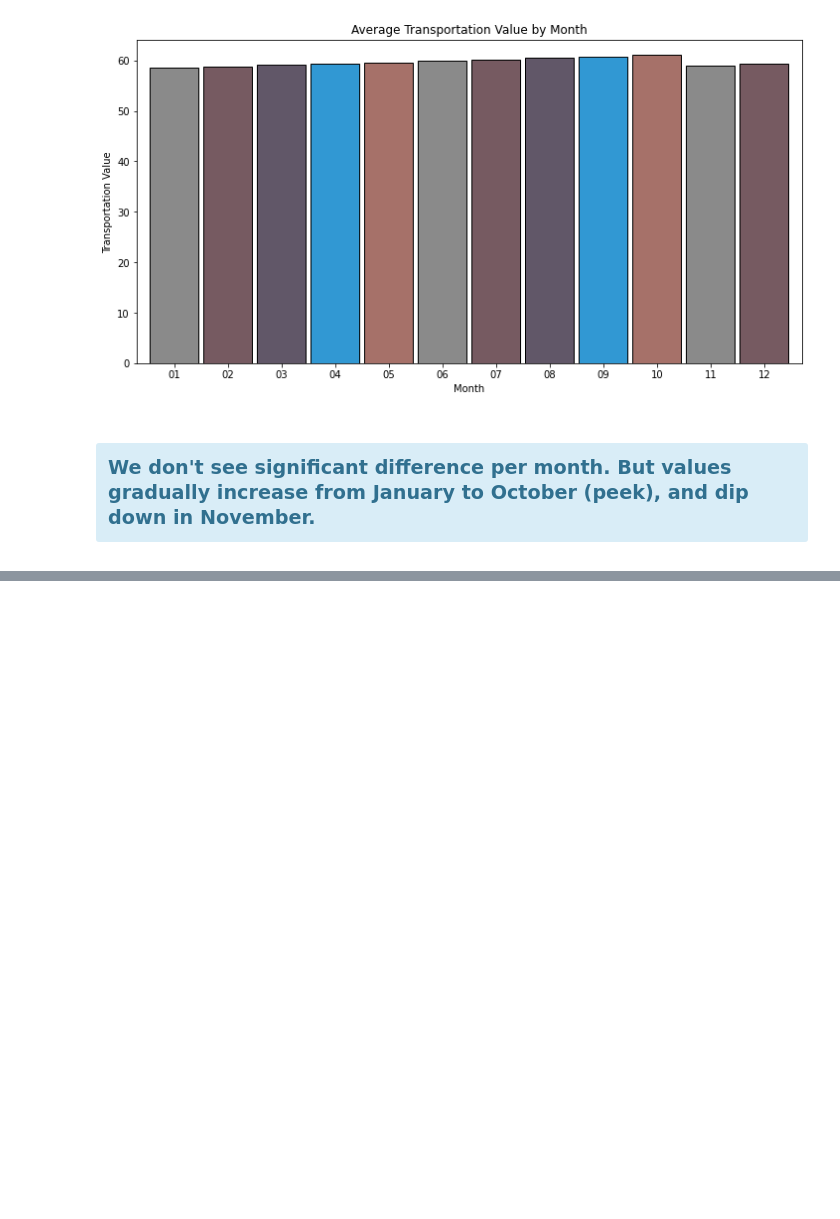
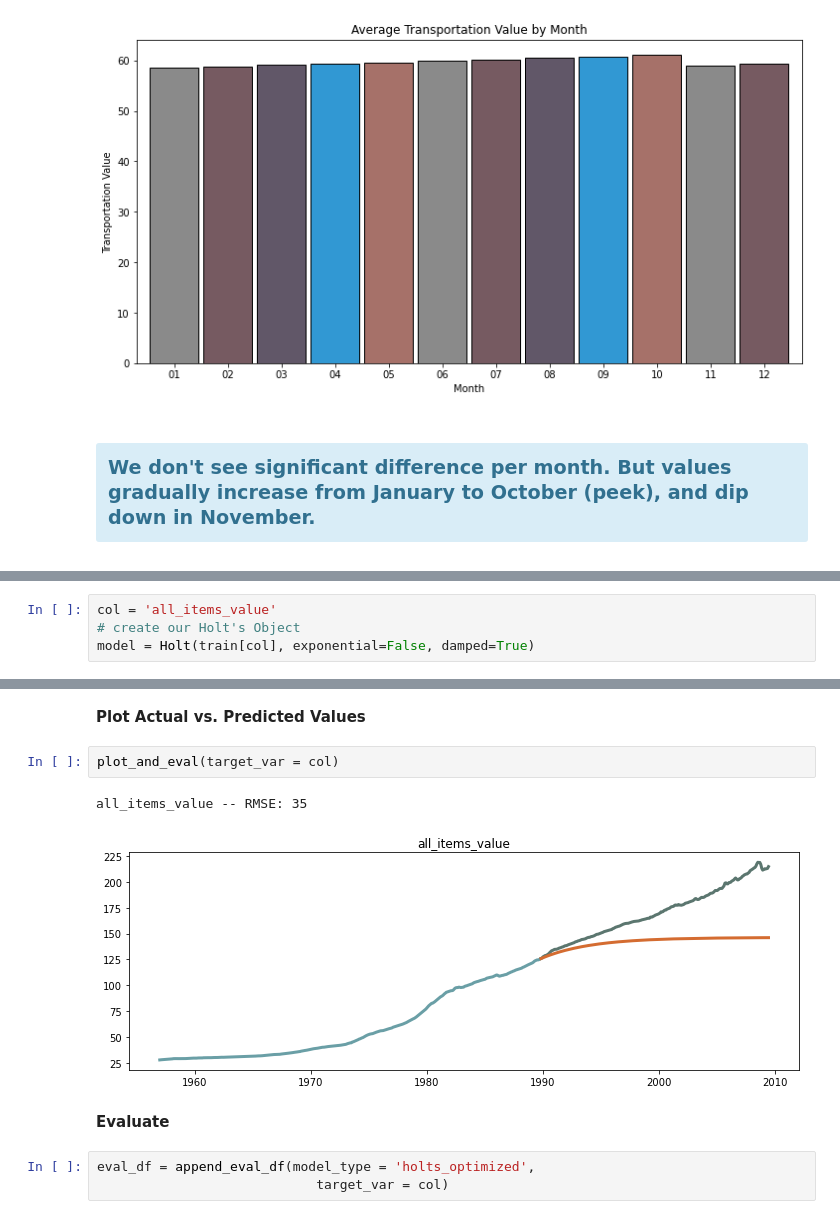
Before and after one commit to m3redithw/United-States-CPI-Prediction, a Jupyter notebook: eda.ipynb, the cells around one changed output, grey strips where cells are left out. Drawn from its saved outputs; the diff is of its cells as text; blank space fills up the shorter version.

```diff
--- a/eda.ipynb
+++ b/eda.ipynb
@@ -258,0 +565,4 @@ plt.show()
+# %%
+col = 'all_items_value'
+# create our Holt's Object
+model = Holt(train[col], exponential=False, damped=True)
@@ -258,0 +617,12 @@ plt.show()
+# %% [markdown]
+**Plot Actual vs. Predicted Values**
+# %%
+plot_and_eval(target_var = col)
+# %% [output]
+all_items_value -- RMSE: 35
+[figure, added]
+# %% [markdown]
+**Evaluate**
+# %%
+eval_df = append_eval_df(model_type = 'holts_optimized',
+                            target_var = col)
```
Also changed, not shown: parts of 59 cells of this notebook.
